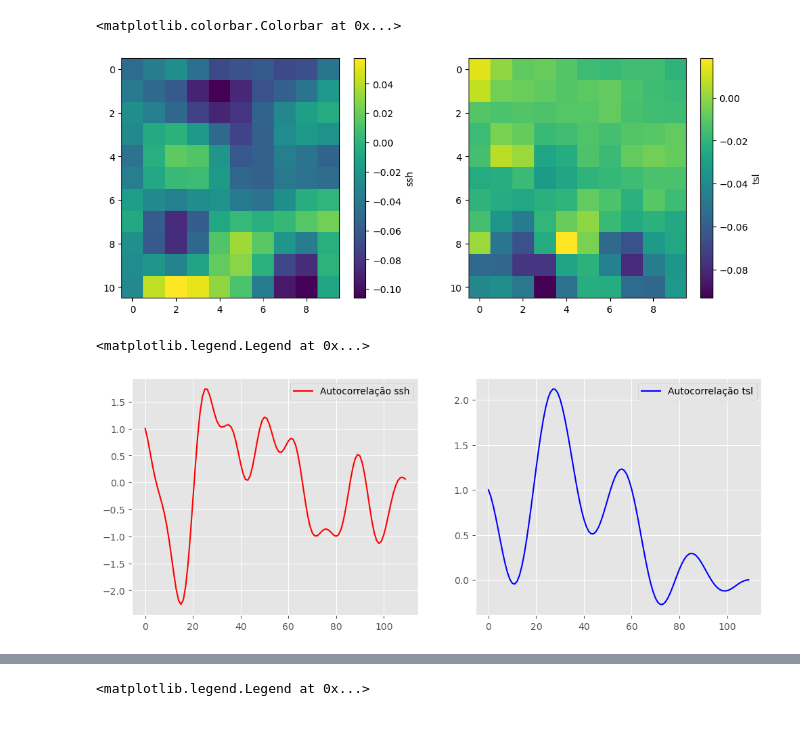
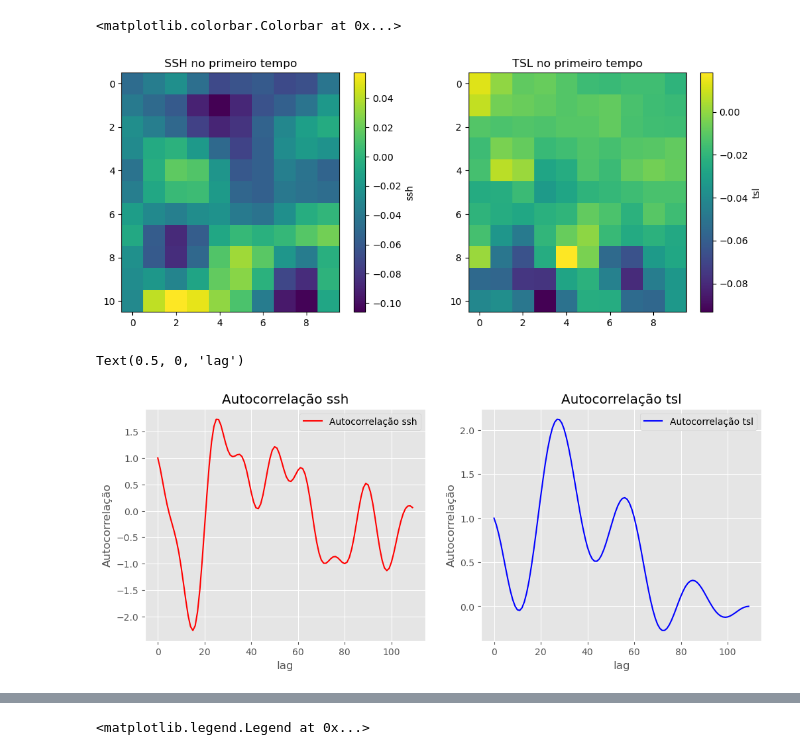
Before and after one commit to LSalimene/Analise-Series-temporais-em-oceano, a Jupyter notebook: lista3/lista3.ipynb, the cells around one changed output, grey strips where cells are left out. Drawn from its saved outputs; the diff is of its cells as text; code cells hidden in the pictures; blank space fills up the shorter version.

```diff
--- a/lista3/lista3.ipynb
+++ b/lista3/lista3.ipynb
@@ -34,16 +34,19 @@ time = dados['time']
 # %%
 plt.style.use('default')
 
 plt.figure(figsize=(12,10))
 plt.subplot(221)
+plt.title('SSH no primeiro tempo')
 plt.imshow(ssh[:,:,0])
 plt.colorbar(label='ssh')
 plt.subplot(222)
+plt.title('TSL no primeiro tempo')
+
 plt.imshow(tsl[:,:,0],label='tsl')
 plt.colorbar(label='tsl')
 # %% [output]
 <matplotlib.colorbar.Colorbar at 0x...>
-[figure, old version]
+[figure, new version]
 # %%
 autocorssh, Tstarssh = time_scale(ssh[2,2,:])
 autocortsl, Tstartsl = time_scale(tsl[2,2,:])
@@ -52,13 +55,19 @@ plt.style.use('ggplot')
 plt.figure(figsize=(12,10))
 plt.subplot(221)
 plt.plot(autocorssh,'r-', label='Autocorrelação ssh')
+plt.title('Autocorrelação ssh')
+plt.ylabel('Autocorrelação')
+plt.xlabel('lag')
 plt.legend()
 plt.subplot(222)
 plt.plot(autocortsl,'b-' ,label='Autocorrelação tsl')
 plt.legend()
+plt.title('Autocorrelação tsl')
+plt.ylabel('Autocorrelação')
+plt.xlabel('lag')
 # %% [output]
-<matplotlib.legend.Legend at 0x...>
+Text(0.5, 0, 'lag')
-[figure, old version]
+[figure, new version]
 # %%
 grauliberdadessh = len(ssh[2,2:])/Tstarssh
 grauliberdadetsl = len(ssh[2,2:])/Tstartsl
```
Also changed, not shown: parts of 2 cells of this notebook, 18 other files.
